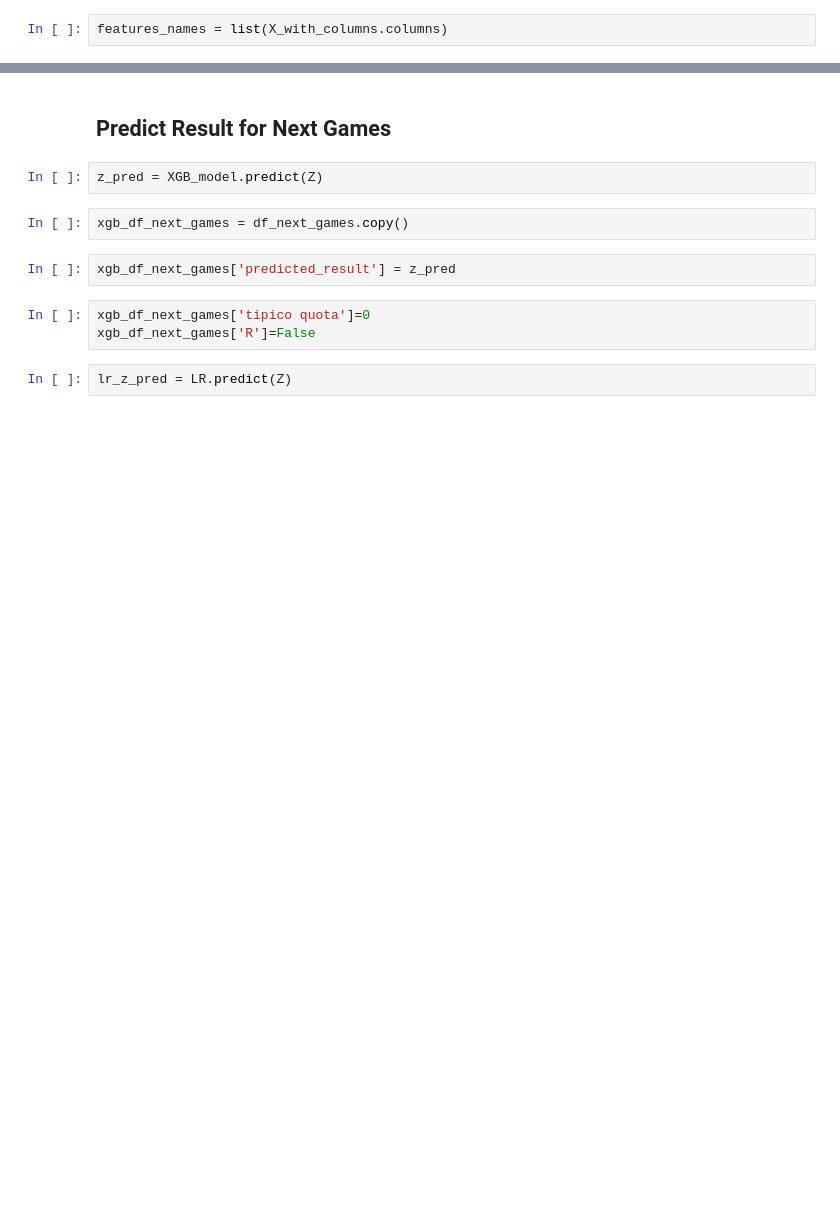
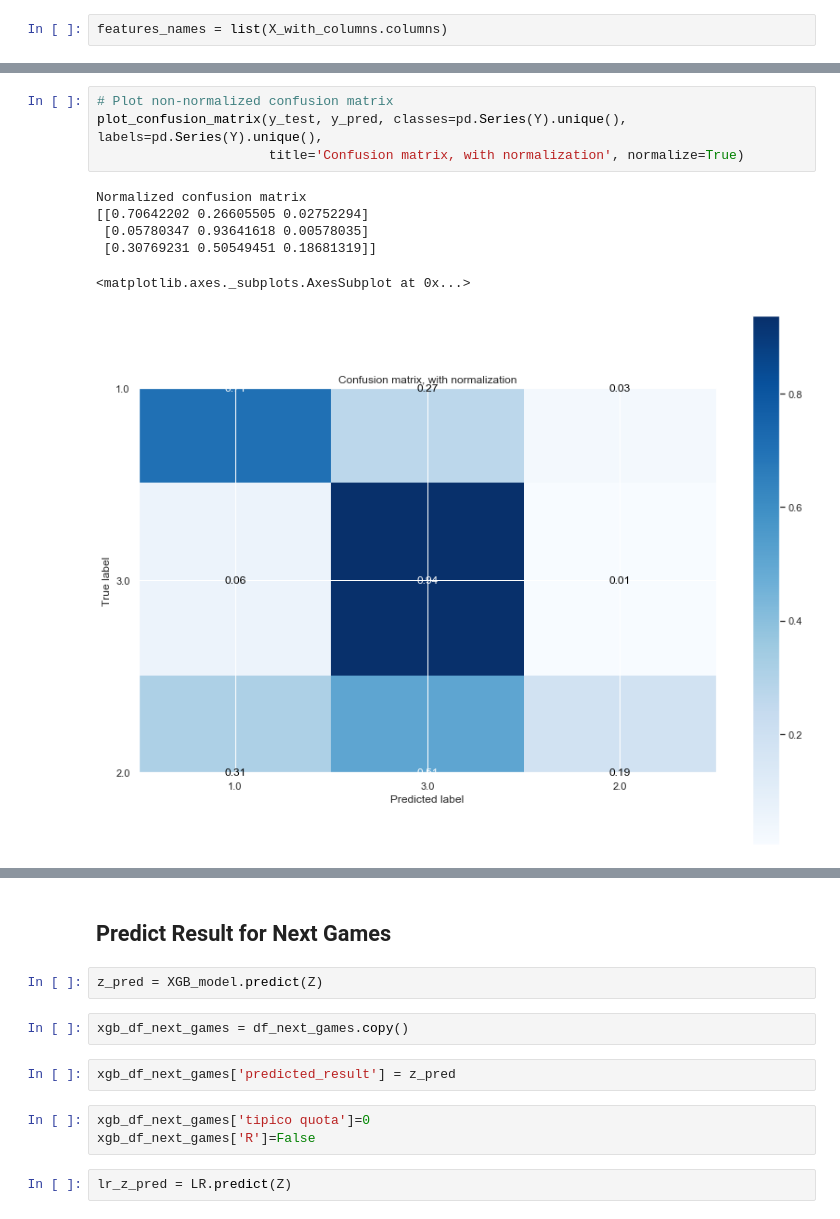
Before and after one commit to nichohelmut/football_results, a Jupyter notebook: XGBoost-Analysis.ipynb, the cells around one changed output, grey strips where cells are left out. Saved outputs shown, nothing was run; the diff lists cells and outputs as text; blank space fills up the shorter version.

```diff
--- a/XGBoost-Analysis.ipynb
+++ b/XGBoost-Analysis.ipynb
@@ -199,0 +260,11 @@ plt.title('Cumulative Feature Importance');
+# %%
+# Plot non-normalized confusion matrix
+plot_confusion_matrix(y_test, y_pred, classes=pd.Series(Y).unique(), labels=pd.Series(Y).unique(),
+                      title='Confusion matrix, with normalization', normalize=True)
+# %% [output]
+Normalized confusion matrix
+[[0.70642202 0.26605505 0.02752294]
+ [0.05780347 0.93641618 0.00578035]
+ [0.30769231 0.50549451 0.18681319]]
+<matplotlib.axes._subplots.AxesSubplot at 0x...>
+[figure, added]
```
Also changed, not shown: parts of 26 cells of this notebook, 1 other file.
